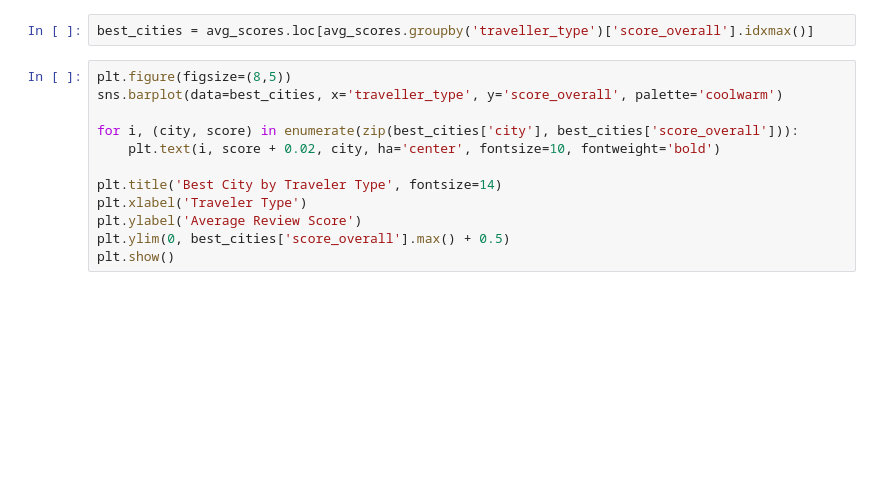
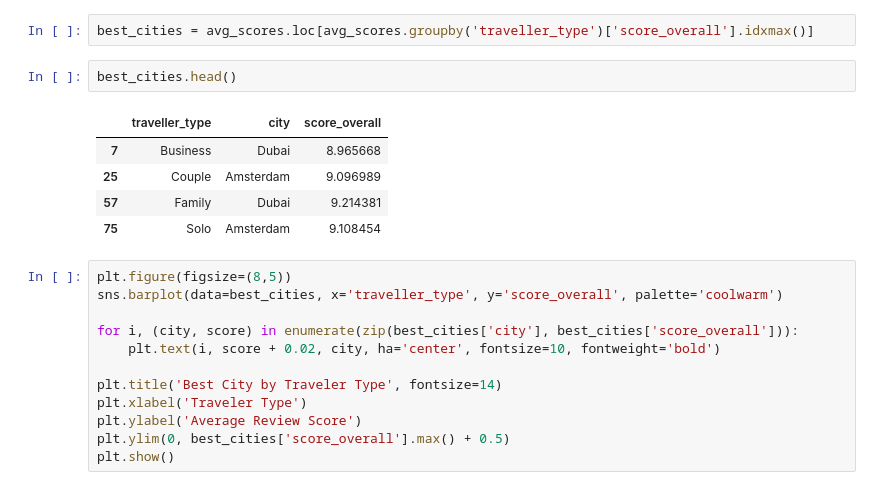
Before and after one commit to AbdulrahmanBassem/ACL_Team-63, a Jupyter notebook: acl-milestone-1.ipynb, the cells around one changed output. Saved outputs shown, nothing was run; the diff lists cells and outputs as text; blank space fills up the shorter version.

```diff
--- a/acl-milestone-1.ipynb
+++ b/acl-milestone-1.ipynb
@@ -258,5 +276,13 @@ avg_scores = df.groupby(['traveller_type', 'city'])['score_overall'].mean().rese
 # %%
 best_cities = avg_scores.loc[avg_scores.groupby('traveller_type')['score_overall'].idxmax()]
+# %%
+best_cities.head()
+# %% [output]
+|  | traveller_type | city | score_overall |
+| 7 | Business | Dubai | 8.965668 |
+| 25 | Couple | Amsterdam | 9.096989 |
+| 57 | Family | Dubai | 9.214381 |
+| 75 | Solo | Amsterdam | 9.108454 |
 # %%
 plt.figure(figsize=(8,5))
 sns.barplot(data=best_cities, x='traveller_type', y='score_overall', palette='coolwarm')
```
Also changed, not shown: parts of 20 cells of this notebook.
